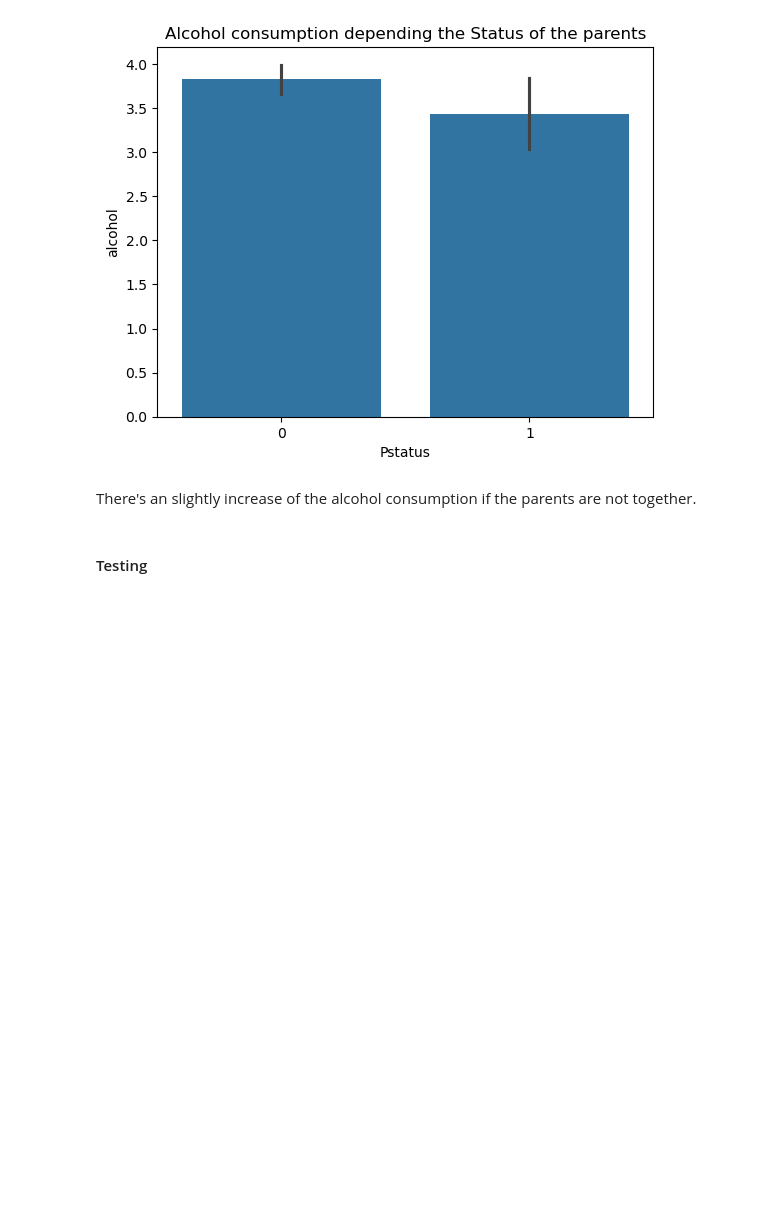
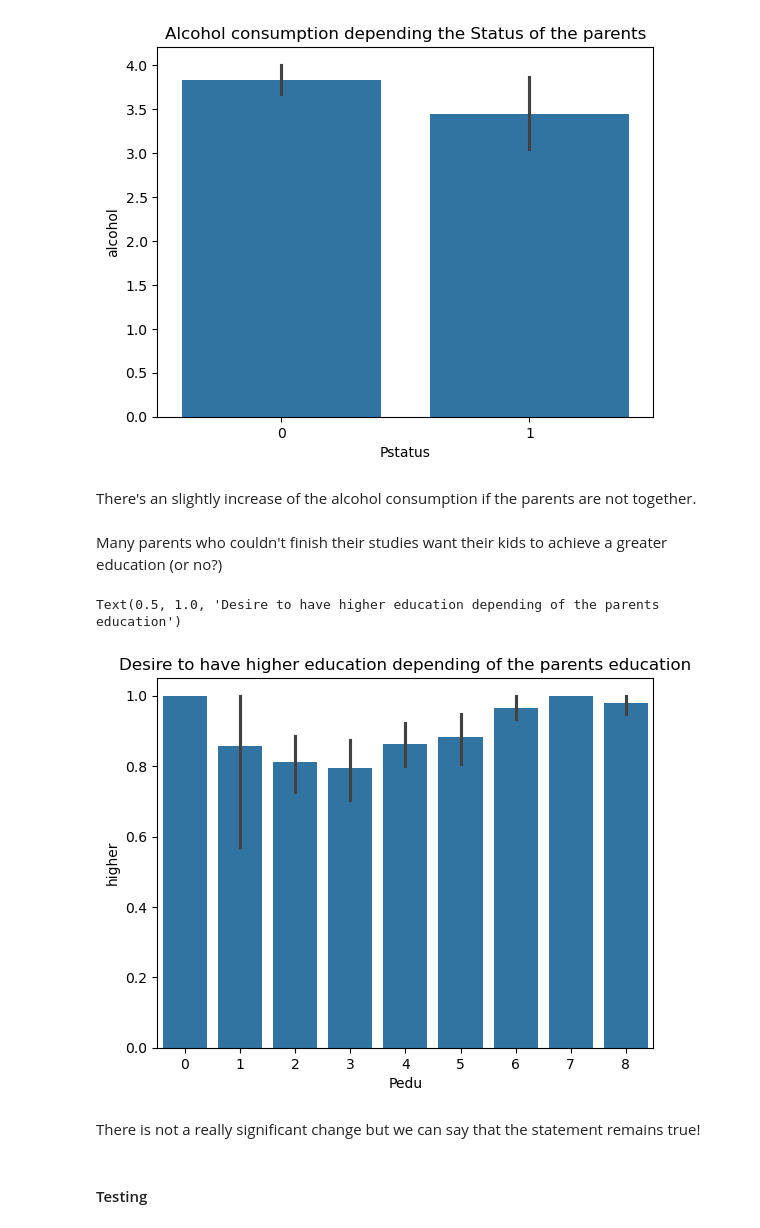
Before and after one commit to RafaelTakata0105/proyect-data-analysis, a Jupyter notebook: notebooks/proyect.ipynb, the cells around one changed output. Drawn from its saved outputs; the diff is of its cells as text; code cells hidden in the pictures; blank space fills up the shorter version.

```diff
--- a/notebooks/proyect.ipynb
+++ b/notebooks/proyect.ipynb
@@ -371 +357,4 @@ sns.heatmap(porclass_df.corr(), annot= True,  annot_kws = {'size':4})
+# %%
+sts = StandardScaler()
+porclass_df['age'] = sts.fit_transform(porclass_df['age'].values.reshape(-1, 1))
 # %% [markdown]
@@ -382,6 +371,16 @@ Text(0.5, 1.0, 'Alcohol consumption depending the Status of the parents')
 [figure]
 # %% [markdown]
 There's an slightly increase of the alcohol consumption if the parents are not together.
+# %% [markdown]
+Many parents who couldn't finish their studies want their kids to achieve a greater education (or no?)
+# %%
+sns.barplot(x='Pedu', y='higher', data = porclass_df)
+plt.title('Desire to have higher education depending of the parents education')
+# %% [output]
+Text(0.5, 1.0, 'Desire to have higher education depending of the parents education')
+[figure, added]
+# %% [markdown]
+There is not a really significant change but we can say that the statement remains true!
 # %% [markdown]
 #### Testing
 # %%
```
Also changed, not shown: parts of 13 cells of this notebook.
